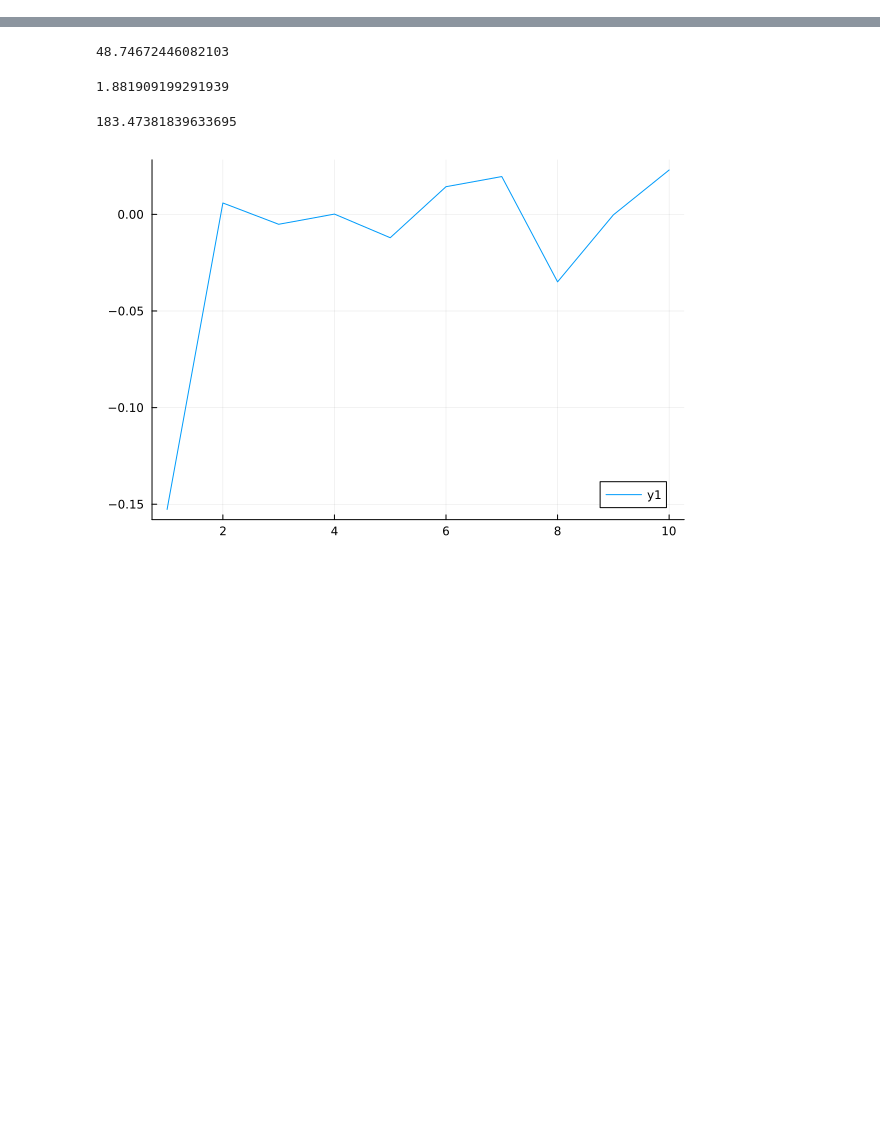
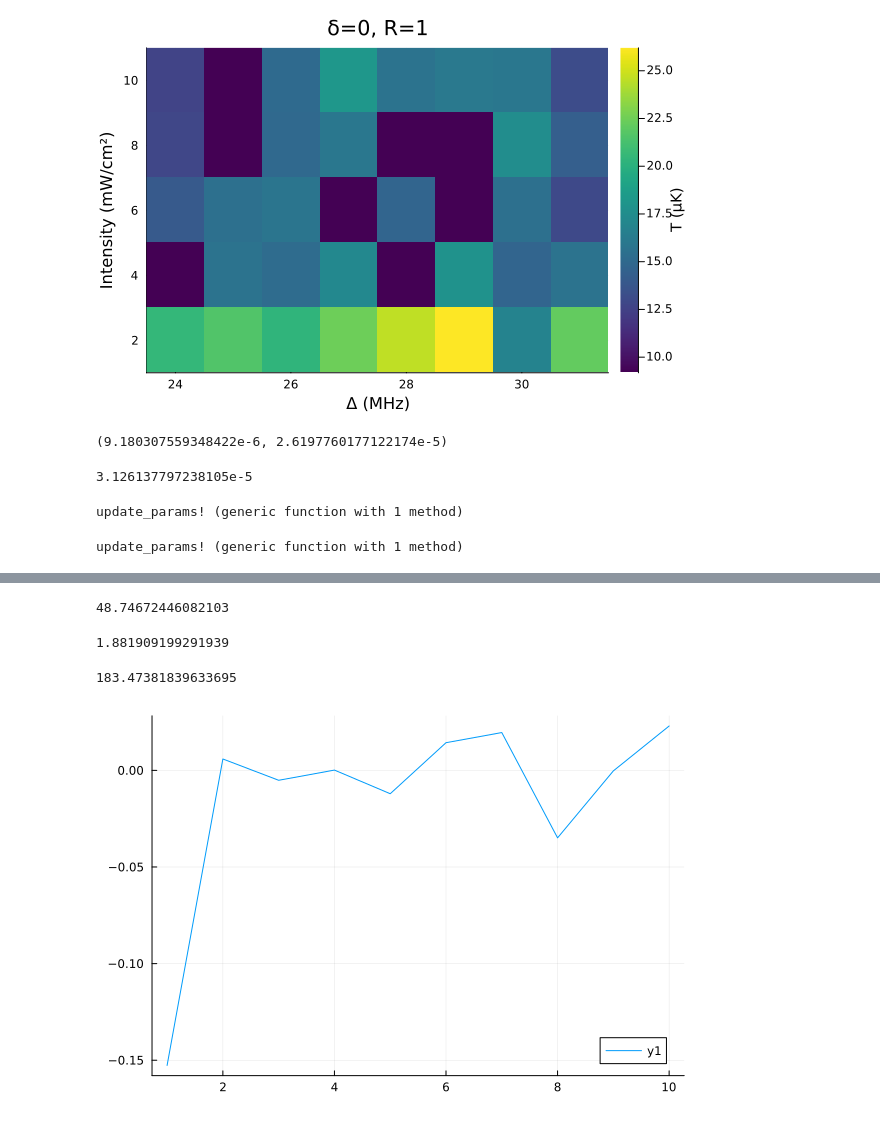
Before and after one commit to ebramyoussef/CaF-cooling-simulations, a Jupyter notebook: CaF SF cooling testing.ipynb, the cells around one changed output, grey strips where cells are left out. Saved outputs shown, nothing was run; the diff lists cells and outputs as text; code cells hidden in the pictures; blank space fills up the shorter version.

```diff
--- a/CaF SF cooling testing.ipynb
+++ b/CaF SF cooling testing.ipynb
@@ -57,0 +119,38 @@ plot(δs, temps)
+# %%
+prob_SFcooling.p.add_spontaneous_decay_kick = true
+n_trajectories = 5
+Δs = 24:1:31
+Is = 2:2:10
+δ = 0
+R = 1
+all_sols = []
+for I ∈ Is
+    _sols = []
+    for Δ ∈ Δs
+        update_params!(prob_SFcooling, Δ, δ, I*10, R)
+        sols = distributed_solve(n_trajectories, prob_SFcooling, prob_func!, scan_nothing, [0])
+        push!(_sols, sols)
+    end
+    push!(all_sols, _sols)
+end
+# %%
+using ColorSchemes
+temps = zeros(length(Is),length(Δs))
+for i ∈ 1:length(Is)
+    for (j, sols) ∈ enumerate(all_sols[i])
+        temp = T_ensemble_sol(sols[1])
+        temps[i, j] = temp
+    end
+end
+transpose(temps)
+Plots.heatmap(Δs, Is, (temps*1e6), c= :viridis, colorbar_title="T (μK)", xlabel ="Δ (MHz)", ylabel = "Intensity (mW/cm²)", title="δ=0, R=1")
+# %% [output]
+[figure, added]
+# %%
+(minimum(temps), maximum(temps))
+# %% [output]
+(9.180307559348422e-6, 2.6197760177122174e-5)
+# %%
+maximum(temps)
+# %% [output]
+3.126137797238105e-5
@@ -57,0 +161,8 @@ plot(δs, temps)
+# %%
+include("helper_functions.jl")
+# %% [output]
+update_params! (generic function with 1 method)
+# %%
+include("helper_functions.jl")
+# %% [output]
+update_params! (generic function with 1 method)
```
Also changed, not shown: parts of 31 cells of this notebook, 2 other files.
